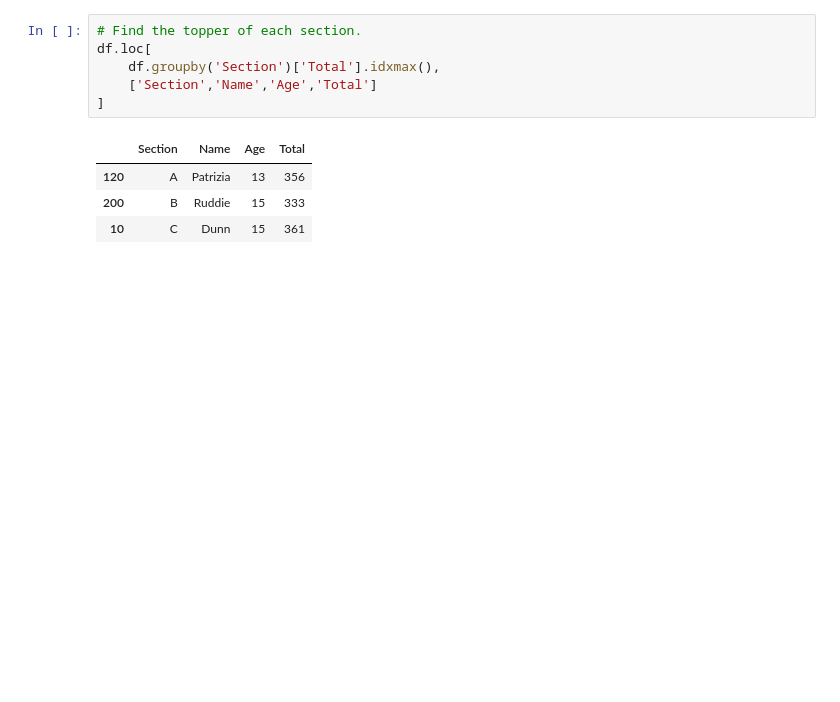
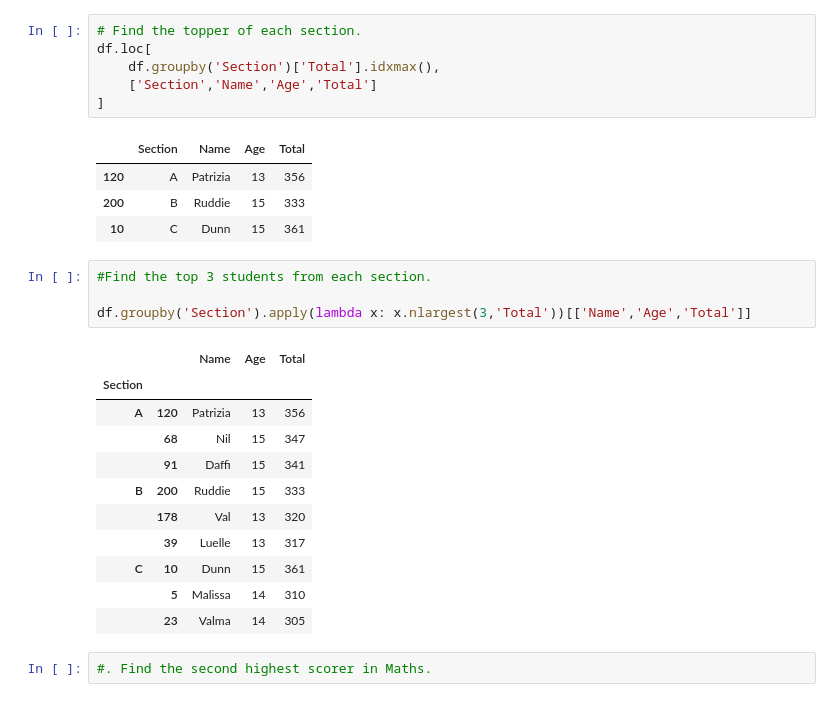
Before and after one commit to Balu-Palle/jupyterNotebook, a Jupyter notebook: 1.ipynb, the cells around one changed output. Saved outputs shown, nothing was run; the diff lists cells and outputs as text; blank space fills up the shorter version.

```diff
--- a/1.ipynb
+++ b/1.ipynb
@@ -481,3 +481,21 @@ df.loc[
 | 120 | A | Patrizia | 13 | 356 |
 | 200 | B | Ruddie | 15 | 333 |
 | 10 | C | Dunn | 15 | 361 |
+# %%
+#Find the top 3 students from each section.
+
+df.groupby('Section').apply(lambda x: x.nlargest(3,'Total'))[['Name','Age','Total']]
+# %% [output]
+|  |  | Name | Age | Total |
+| Section |  |  |  |  |
+| A | 120 | Patrizia | 13 | 356 |
+|  | 68 | Nil | 15 | 347 |
+|  | 91 | Daffi | 15 | 341 |
+| B | 200 | Ruddie | 15 | 333 |
+|  | 178 | Val | 13 | 320 |
+|  | 39 | Luelle | 13 | 317 |
+| C | 10 | Dunn | 15 | 361 |
+|  | 5 | Malissa | 14 | 310 |
+|  | 23 | Valma | 14 | 305 |
+# %%
+#. Find the second highest scorer in Maths.
```
